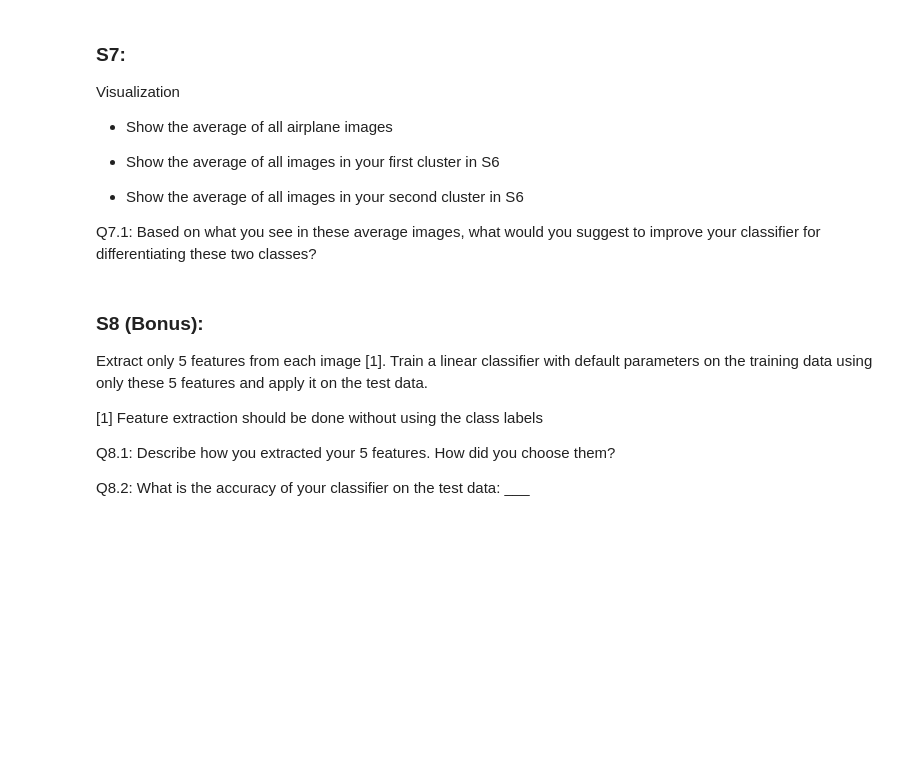
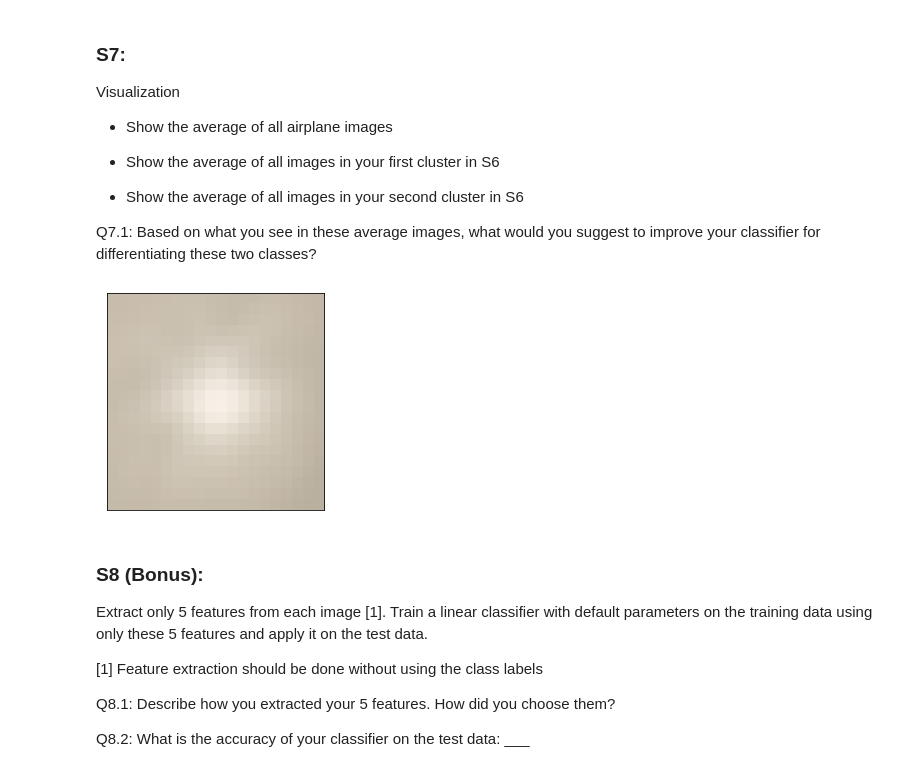
Before and after one commit to johnatawnclementawn/RemoteSensing_650_HW, a Jupyter notebook: HW2/Clementi_MUSA650_HW2.ipynb, the cells around one changed output. Cells and saved outputs as stored; diff of their text form; code cells hidden in the pictures; blank space fills up the shorter version.

```diff
--- a/HW2/Clementi_MUSA650_HW2.ipynb
+++ b/HW2/Clementi_MUSA650_HW2.ipynb
@@ -85,7 +85,7 @@ plt.figure(figsize=(16,8))
 for i in range(10):
   # Choose random img and its label
   # randIdx = random.randrange(0, len(df['data']))
-  img = np.array(viz['data'].iloc[i])
+  img = np.array(viz['data'].iloc[i]) / 255
   img = img.reshape((3, 400)).T.reshape(20,20,3) # T is for transpose
   label = viz['labels'].iloc[i]
 
@@ -327,6 +430,32 @@ Visualization
 
 
 Q7.1: Based on what you see in these average images, what would you suggest to improve your classifier for differentiating these two classes?
+# %%
+def calcMean(df):
+    tmp_df = np.array(df.mean()) # calculate mean and return to an np array
+    tmp_df = np.rint(tmp_df) # round calculated values to nearest int
+    tmp_df = tmp_df.astype(int) # cast calculated values to int for visualization
+    return tmp_df
+# %%
+# Q7.1 What is the average airplane image?
+
+df6 = df.loc[df['labels'] == 1]
+df6_data = pd.DataFrame(np.vstack(df6.iloc[:,0].values))
+df_mean = calcMean(df6_data)
+df_mean
+
+img = df_mean.reshape((3, 400)).T.reshape(20,20,3) # T is for transpose
+label = viz['labels'].iloc[i]
+
+# Display img
+plt.figure()
+plt.xticks([]) # Remove tick marks on x axis
+plt.yticks([]) # Remove tick marks on y axis
+plt.imshow(img)
+
+plt.show()
+# %% [output]
+[figure, added]
 # %% [markdown]
 ### S8 (Bonus):
 
```
Also changed, not shown: parts of 13 cells of this notebook.
